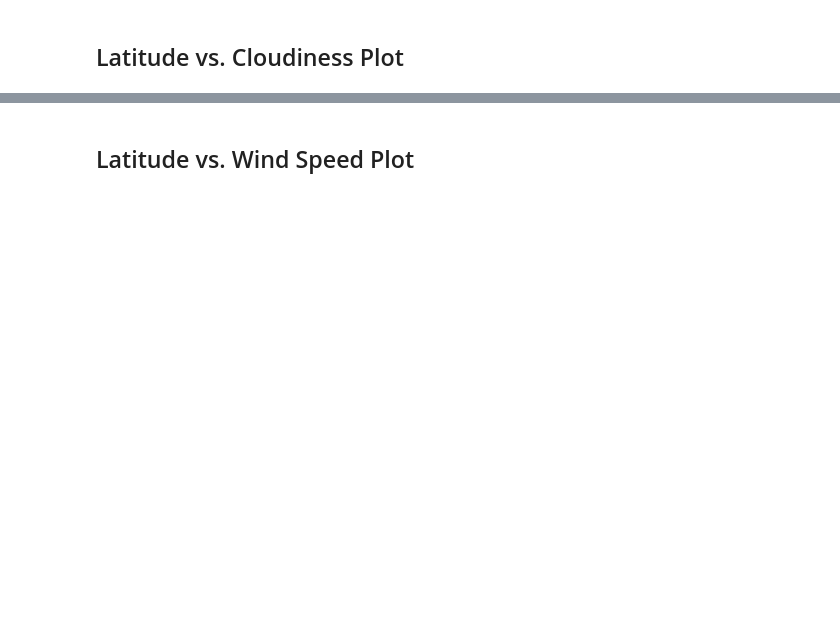
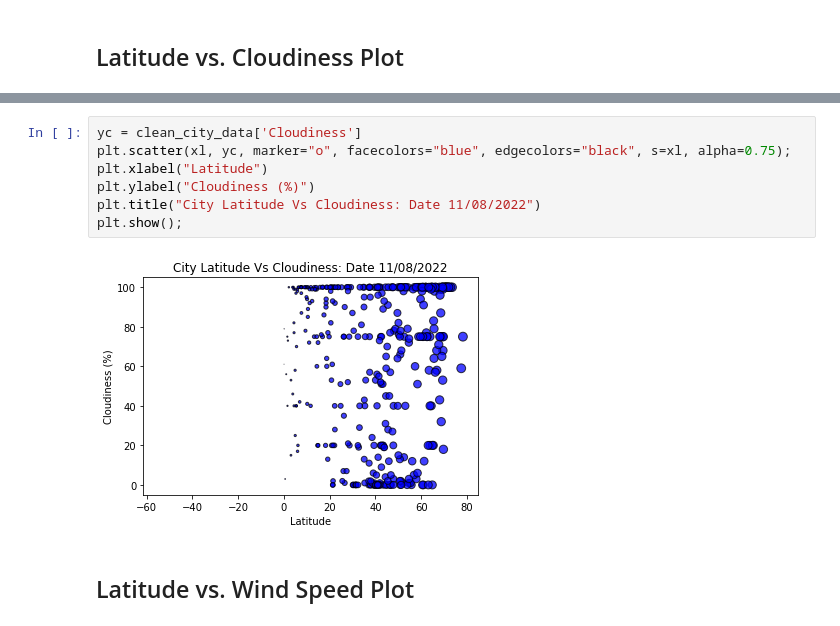
Before and after one commit to brajbans/python-api-challenge, a Jupyter notebook: WeatherPy/WeatherPy.ipynb, the cells around one changed output, grey strips where cells are left out. Cells and saved outputs as stored; diff of their text form; blank space fills up the shorter version.

```diff
--- a/WeatherPy/WeatherPy.ipynb
+++ b/WeatherPy/WeatherPy.ipynb
@@ -137,2 +247,11 @@ Int64Index([], dtype='int64')
+# %%
+yc = clean_city_data['Cloudiness']
+plt.scatter(xl, yc, marker="o", facecolors="blue", edgecolors="black", s=xl, alpha=0.75);
+plt.xlabel("Latitude")
+plt.ylabel("Cloudiness (%)")
+plt.title("City Latitude Vs Cloudiness: Date 11/08/2022")
+plt.show();
+# %% [output]
+[figure, added]
 # %% [markdown]
 ## Latitude vs. Wind Speed Plot
```
Also changed, not shown: parts of 38 cells of this notebook, 6 other files.
